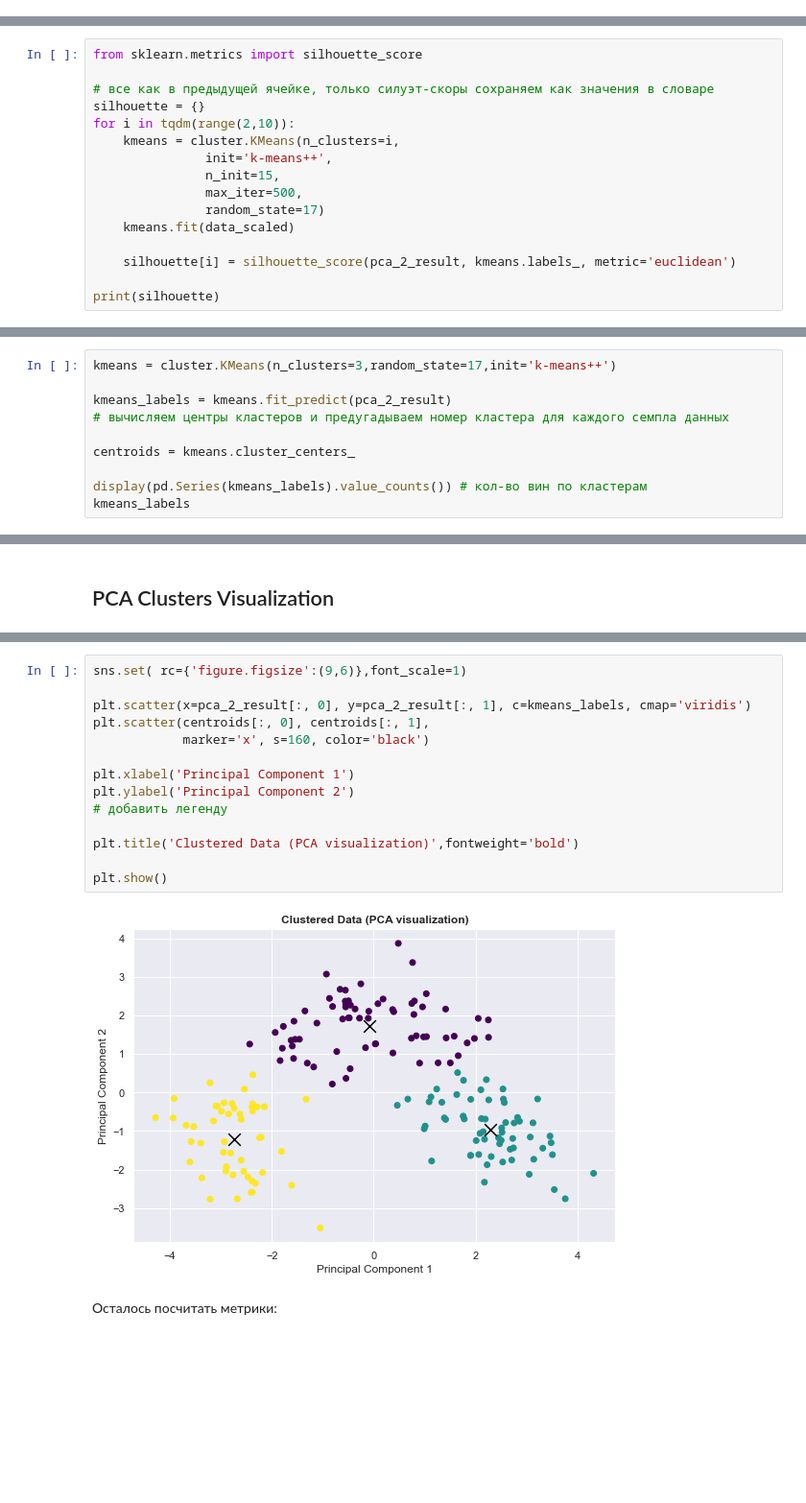
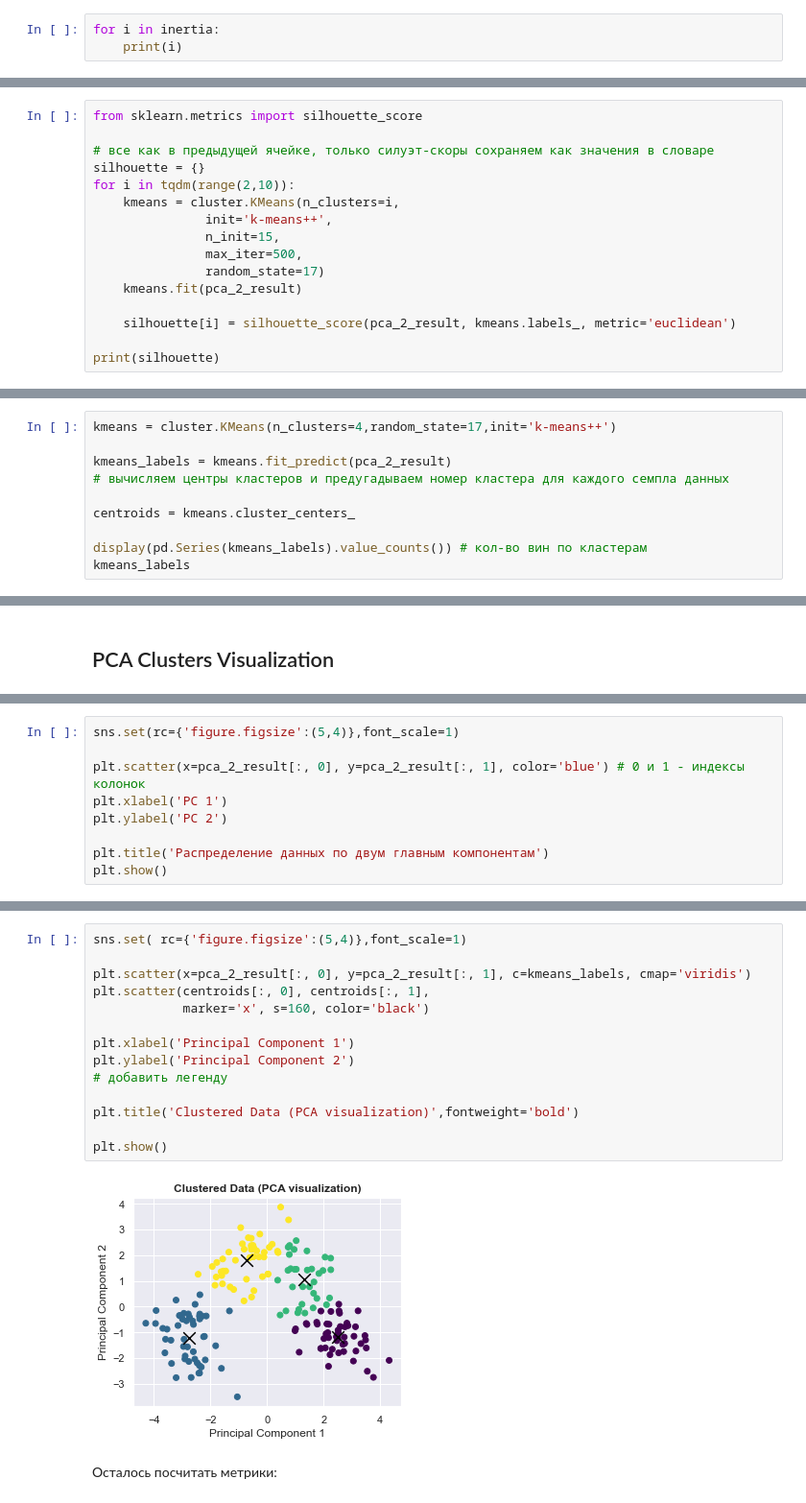
Before and after one commit to nstsj/ML_for_NLP, a Jupyter notebook: 6_clustering/dimred+clustering.ipynb, the cells around one changed output, grey strips where cells are left out. Shown at 96% size. Saved outputs shown, nothing was run; the diff lists cells and outputs as text; blank space fills up the shorter version.

```diff
--- a/6_clustering/dimred+clustering.ipynb
+++ b/6_clustering/dimred+clustering.ipynb
@@ -215,0 +310,3 @@ print(inertia)
+# %%
+for i in inertia:
+    print(i)
@@ -228,7 +334,7 @@ for i in tqdm(range(2,10)):
                n_init=15,
                max_iter=500,
                random_state=17)
-    kmeans.fit(data_scaled)
+    kmeans.fit(pca_2_result)
 
     silhouette[i] = silhouette_score(pca_2_result, kmeans.labels_, metric='euclidean')
 
@@ -264,7 +370,7 @@ plt.show()
 # %% [markdown]
 **k=3 - самое подходящее значение для количества кластеров на наших данных** (k=4 чуть хуже, но можно и его попробовать потом)
 # %%
-kmeans = cluster.KMeans(n_clusters=3,random_state=17,init='k-means++')
+kmeans = cluster.KMeans(n_clusters=4,random_state=17,init='k-means++')
 
 kmeans_labels = kmeans.fit_predict(pca_2_result)
 # вычисляем центры кластеров и предугадываем номер кластера для каждого семпла данных
@@ -310,0 +410,9 @@ data_scaled
+# %%
+sns.set(rc={'figure.figsize':(5,4)},font_scale=1)
+
+plt.scatter(x=pca_2_result[:, 0], y=pca_2_result[:, 1], color='blue') # 0 и 1 - индексы колонок
+plt.xlabel('PC 1')
+plt.ylabel('PC 2')
+
+plt.title('Распределение данных по двум главным компонентам')
+plt.show()
@@ -311,19 +423,19 @@ data_scaled
 # %%
-sns.set( rc={'figure.figsize':(9,6)},font_scale=1)
+sns.set( rc={'figure.figsize':(5,4)},font_scale=1)
 
 plt.scatter(x=pca_2_result[:, 0], y=pca_2_result[:, 1], c=kmeans_labels, cmap='viridis')
 plt.scatter(centroids[:, 0], centroids[:, 1],
             marker='x', s=160, color='black')
 
 plt.xlabel('Principal Component 1')
 plt.ylabel('Principal Component 2')
 # добавить легенду
 
 plt.title('Clustered Data (PCA visualization)',fontweight='bold')
 
 plt.show()
 # %% [output]
-[figure, old version]
+[figure, new version]
 # %% [markdown]
 Осталось посчитать метрики:
 # %%
```
Also changed, not shown: parts of 63 cells of this notebook, 3 other files.
